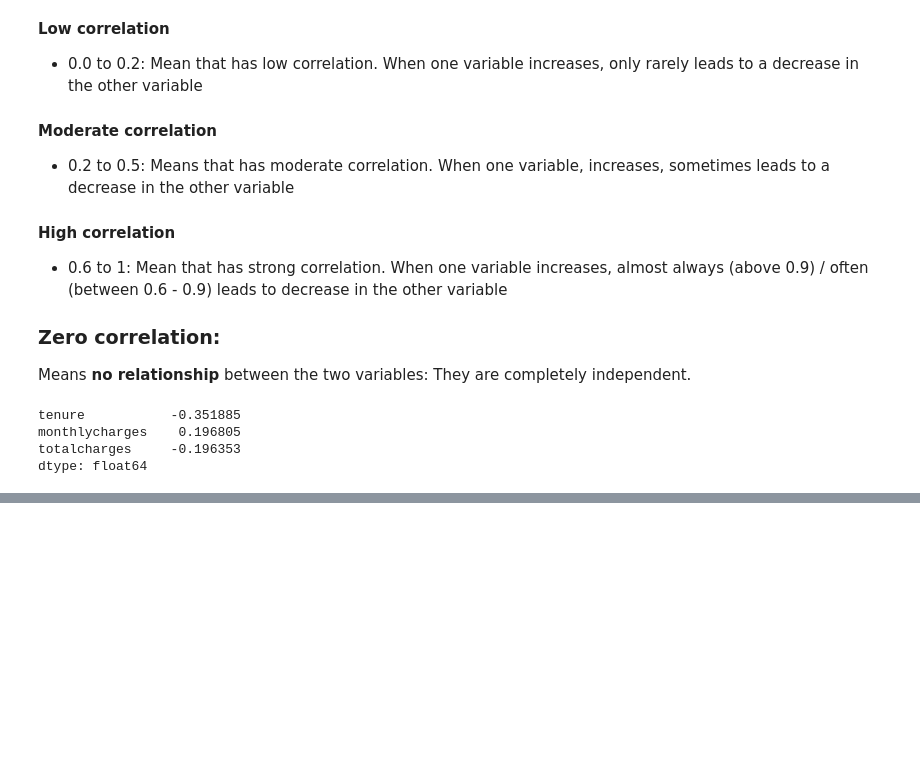
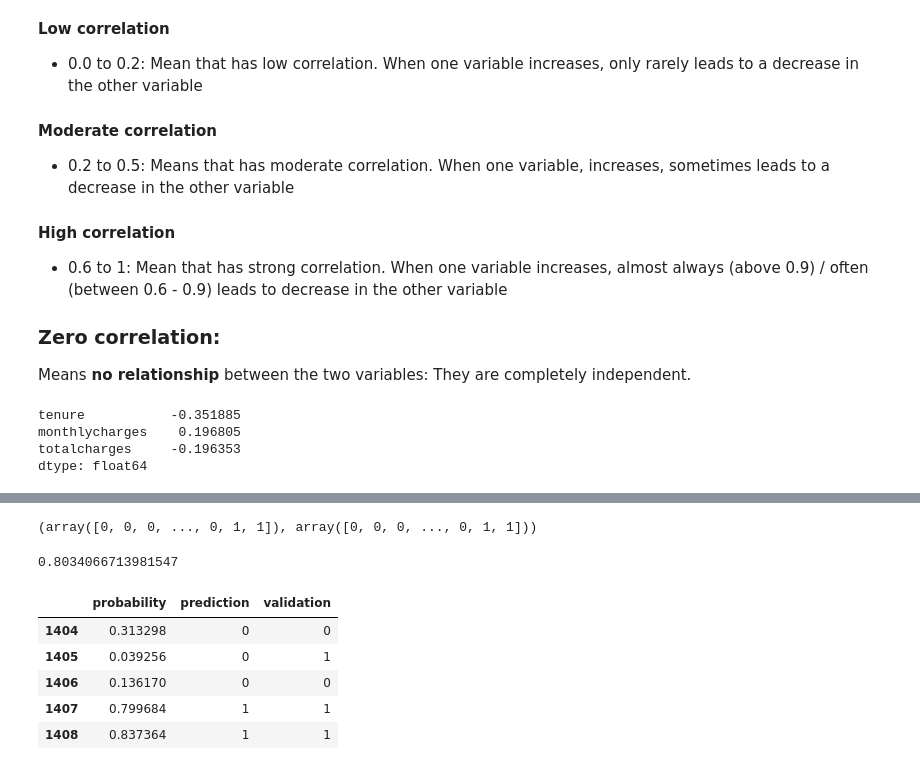
Before and after one commit to harg74/ML_ZoomCamp_2022, a Jupyter notebook: 3-Machine_Learning_for_Classification/03-machine_learning_for_classification.ipynb, the cells around one changed output, grey strips where cells are left out. Drawn from its saved outputs; the diff is of its cells as text; code cells hidden in the pictures; blank space fills up the shorter version.

```diff
--- a/3-Machine_Learning_for_Classification/03-machine_learning_for_classification.ipynb
+++ b/3-Machine_Learning_for_Classification/03-machine_learning_for_classification.ipynb
@@ -595,0 +536,4 @@ plt.plot(z, sigmoid(z))
+# %%
+#five columns: first 3 for contract type, last 2 for gender.
+#get the dictionaries and transform it into our feature matrix for training
+X_train = dv.fit_transform(train_dicts)
@@ -595,0 +680,24 @@ plt.plot(z, sigmoid(z))
+# %%
+#how accurate is our model?
+y_val, churn_decision.astype(int)
+# %% [output]
+(array([0, 0, 0, ..., 0, 1, 1]), array([0, 0, 0, ..., 0, 1, 1]))
+# %%
+# we compare y_val vs churn_decision and apply it the mean to know
+# the accuracy of our model on average
+(y_val == churn_decision).mean()
+# %% [output]
+0.8034066713981547
+# %%
+df_pred = pd.DataFrame()
+df_pred['probability'] = y_pred
+df_pred['prediction'] = churn_decision.astype(int)
+df_pred['validation'] = y_val
+df_pred.tail()
+# %% [output]
+|  | probability | prediction | validation |
+| 1404 | 0.313298 | 0 | 0 |
+| 1405 | 0.039256 | 0 | 1 |
+| 1406 | 0.136170 | 0 | 0 |
+| 1407 | 0.799684 | 1 | 1 |
+| 1408 | 0.837364 | 1 | 1 |
```
Also changed, not shown: parts of 59 cells of this notebook.
